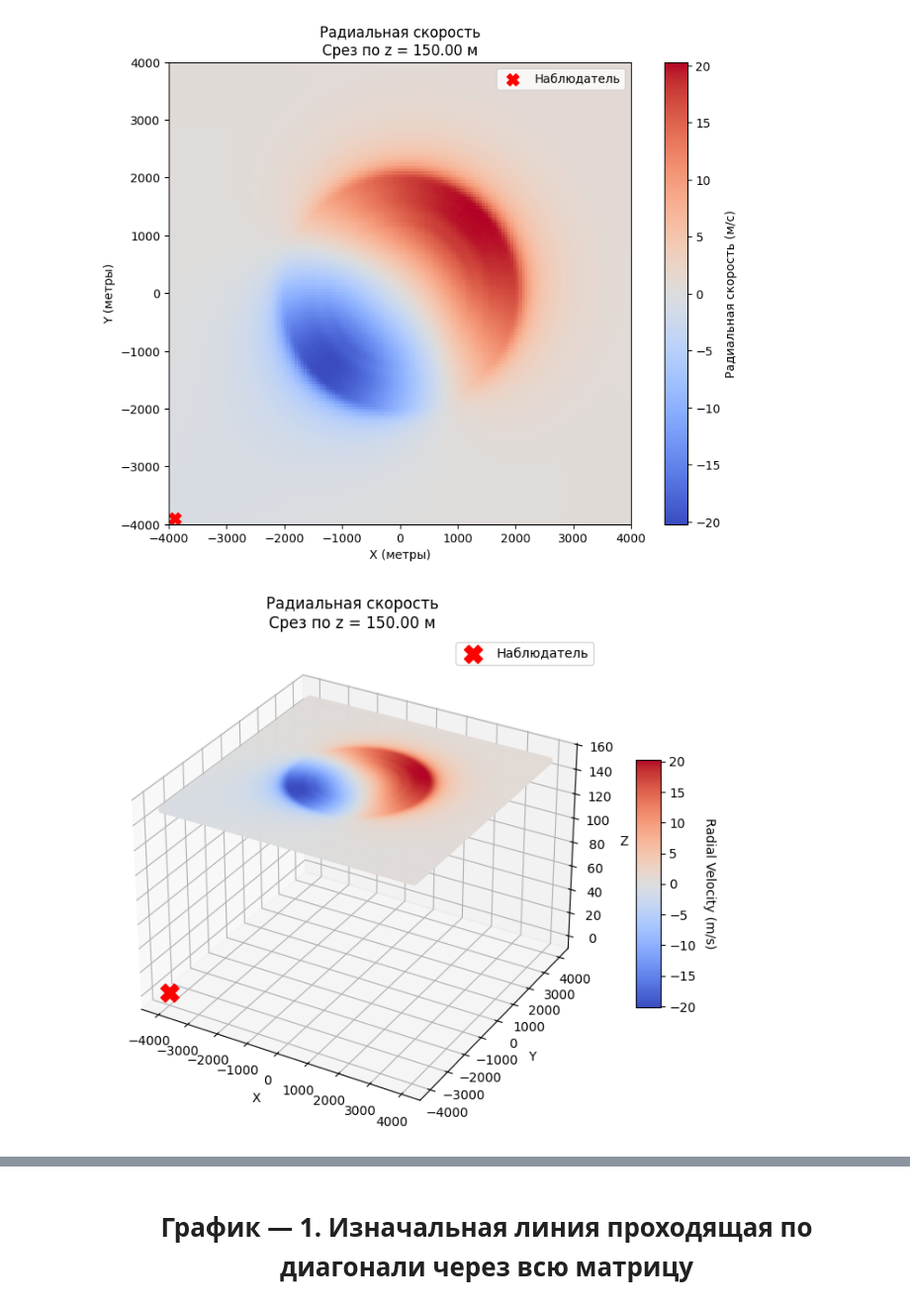
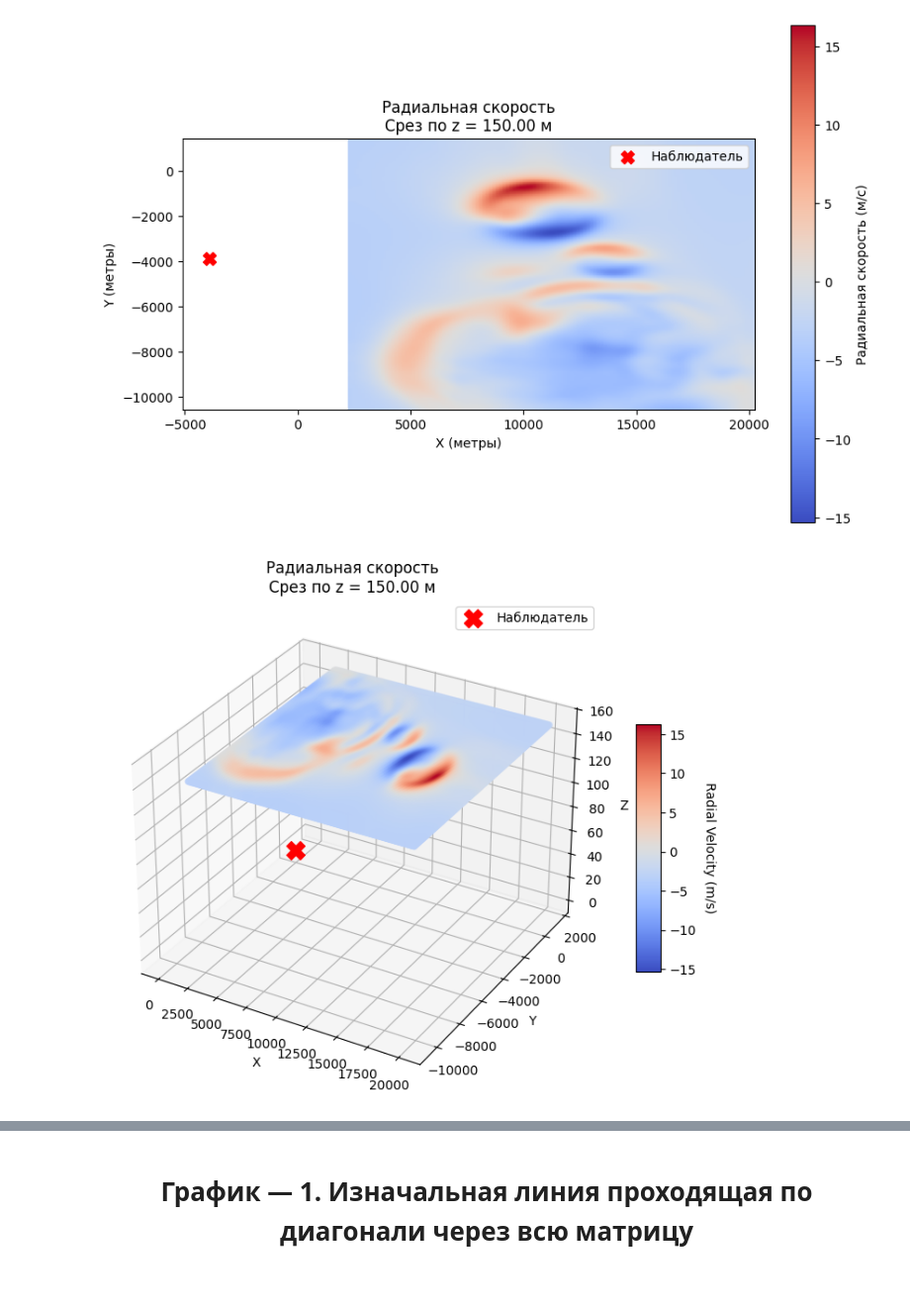
Before and after one commit to DmitryZSer/Meteo_RLS, a Jupyter notebook: calculations/Radial_velocity_report.ipynb, the cells around one changed output, grey strips where cells are left out. Shown at 99% size. Drawn from its saved outputs; the diff is of its cells as text; code cells hidden in the pictures.

```diff
--- a/calculations/Radial_velocity_report.ipynb
+++ b/calculations/Radial_velocity_report.ipynb
@@ -96,9 +6,13 @@ from scipy.interpolate import interpn
 import plotly.graph_objects as go
 from functions import *
 # %%
-u_data = read_pws_file("../data/111/PWS_NASA_Dataset111_u.faa")
-v_data = read_pws_file("../data/111/PWS_NASA_Dataset111_v.faa")
-w_data = read_pws_file("../data/111/PWS_NASA_Dataset111_w.faa")
+# u_data = read_pws_file("../data/111/PWS_NASA_Dataset111_u.faa")
+# v_data = read_pws_file("../data/111/PWS_NASA_Dataset111_v.faa")
+# w_data = read_pws_file("../data/111/PWS_NASA_Dataset111_w.faa")
+
+u_data = read_pws_file("../data/DO-220B Reference Supplement/ADWRS/PWS_NASA_Dataset351_W9_4/PWS_NASA_Dataset351_u.faa")
+v_data = read_pws_file("../data/DO-220B Reference Supplement/ADWRS/PWS_NASA_Dataset351_W9_4/PWS_NASA_Dataset351_v.faa")
+w_data = read_pws_file("../data/DO-220B Reference Supplement/ADWRS/PWS_NASA_Dataset351_W9_4/PWS_NASA_Dataset351_w.faa")
 # %%
 ix, iy, iz = u_data['dimensions']
 xstart, ystart, zstart = u_data['origin_m']
@@ -111,7 +25,7 @@ z = np.arange(zstart, zstart + iz * dz, dz)
 X, Y, Z = np.meshgrid(x, y, z, indexing='ij')
 
 # Заданная точка
-x0, y0, z0 = -4000, -4000, 0
+x0, y0, z0 = 0, 0, 0
 
 # Вычисление разностей координат
 delta_x = X - x0
@@ -149,32 +63,32 @@ plt.scatter(-3900, -3900, color='red', marker='X', s=100, label='Наблюда
 plt.legend()
 
 plt.xlabel('X (метры)')
 plt.ylabel('Y (метры)')
 plt.show()
 
 # --- 3D-график ---
 fig = plt.figure(figsize=(10, 7))
 ax = fig.add_subplot(111, projection='3d')
 
 scatter = ax.scatter(
     X[:, :, z_slice].flatten(),
     Y[:, :, z_slice].flatten(),
     Z[:, :, z_slice].flatten(),
     c=radial_velocity[:, :, z_slice].flatten(),
     cmap='coolwarm'
 )
 
 ax.scatter(x0, y0, z0, color='red', marker='X', s=200, label='Наблюдатель')
 
 cbar = fig.colorbar(scatter, ax=ax, shrink=0.5, aspect=10)
 cbar.set_label('Radial Velocity (m/s)', rotation=270, labelpad=15)
 ax.set_xlabel('X')
 ax.set_ylabel('Y')
 ax.set_zlabel('Z')
 plt.title(f'Радиальная скорость\nСрез по z = {z_slice * dz + zstart:.2f} м')
 plt.legend()
 
 plt.show()
 # %% [output]
-[figure, old version]
+[figure, new version]
-[figure, old version]
+[figure, new version]
```
Also changed, not shown: parts of 12 cells of this notebook, 5 other files.
